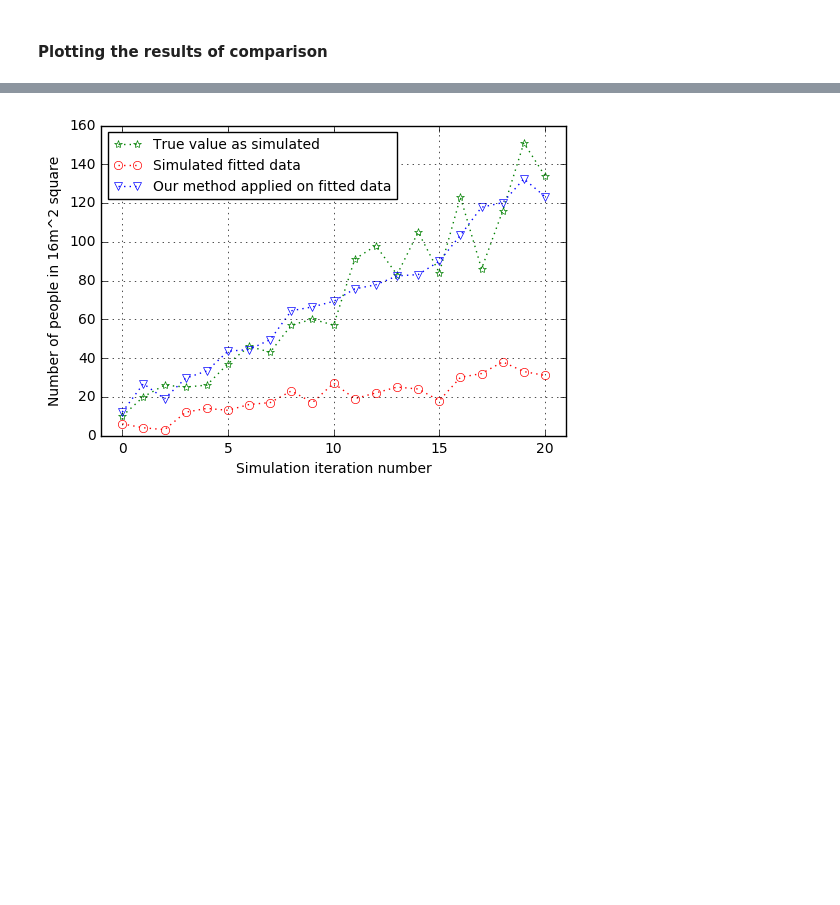
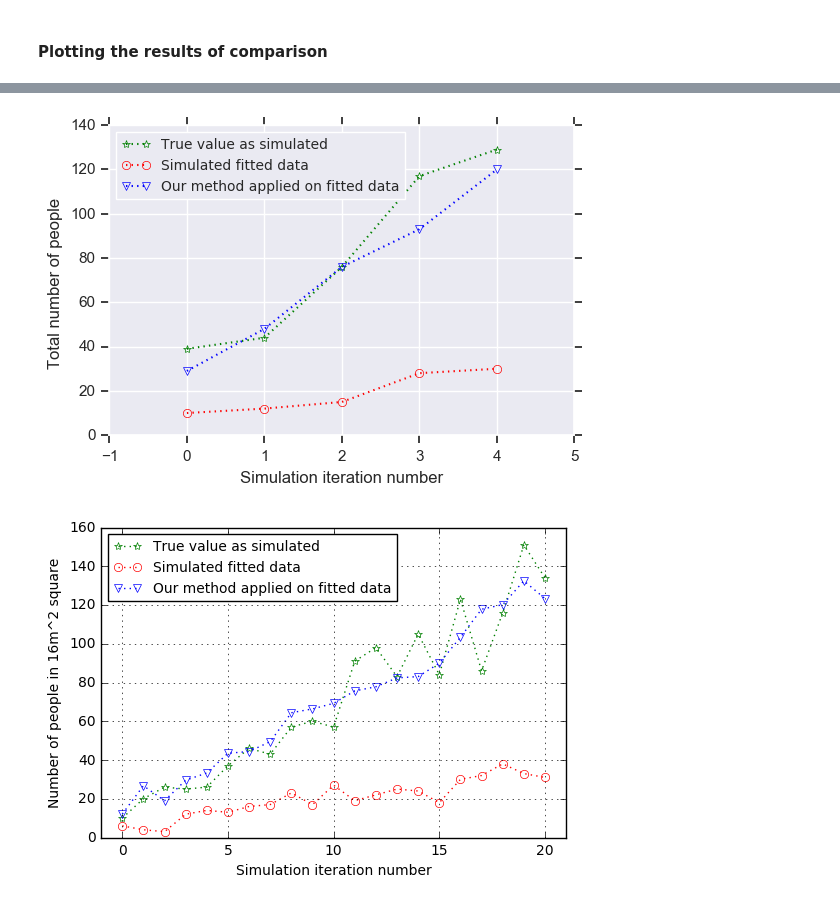
Before and after one commit to ArenA-Crowds/Crowds, a Jupyter notebook: Simulations.ipynb, the cells around one changed output, grey strips where cells are left out. Saved outputs shown, nothing was run; the diff lists cells and outputs as text; code cells hidden in the pictures; blank space fills up the shorter version.

```diff
--- a/Simulations.ipynb
+++ b/Simulations.ipynb
@@ -12,8 +12,8 @@ half_dist_teleport =10 # half of the distance between two twin points
 sigma_teleport = 3 # the average displacement of the twin from the firsty generated position
 measurement_delay = 1000 # in ms , delay between two measurements in the original positions
 randomized_probability = 0.15 # the probability that a mac address is randomized
-path_original_positions = "F:/Arena_sim_data/original_positions_size_" # here are written the original positions (ground truth)
-path_fake_positions = "F:/Arena_sim_data/fake_positions_size_" # here come the simulated positions after introducing uncertainties
+path_original_positions = "F:/Arena_sim_data/original_positions1_size_" # here are written the original positions (ground truth)
+path_fake_positions = "F:/Arena_sim_data/fake_positions1_size_" # here come the simulated positions after introducing uncertainties
 filepath_method_output = "F:/Arena_sim_data/output/size_" # after applying the method, here resides the output of it
 # %%
 # for all persons generates (simulates) the first moment they were detected
@@ -228,5 +263,18 @@ def get_crowd_count_in_square(timestamp, positions, crowd_size, x_center, y_cent
                 crowd_count +=1
     return crowd_count
+# %%
+# returns the number of people in the given box, first filters out positions by space and then by time.
+def get_crowd_count_in_square(timestamp, positions, crowd_size, x_center, y_center, half_width_x, half_length_y, interval, memory):
+    counted = {}
+    crowd_count = 0
+    for record in positions:
+        if record[1] not in counted:
+            if record[2] >= x_center - half_width_x and record[2] <= x_center + half_width_x:
+                if record[3] >= y_center - half_length_y and record[3] <= y_center + half_length_y:
+                    if record[0] >= timestamp-memory*interval*1000 and record[0] <= timestamp + interval*1000:
+                        crowd_count +=1
+                        counted[record[1]] = True
+    return crowd_count
 # %%
 import pickle
 def read_original_positions(filepath):
@@ -252,12 +300,11 @@ b
 # %%
-def get_all_cells_sim(filepath_method_output, crowd_size, xmin_cell, xmax_cell, ymin_cell, ymax_cell, timeperiod):
+def get_all_cells(filepath,  xmin_cell, xmax_cell, ymin_cell, ymax_cell, timeperiod):
     total =0
-    filepath = filepath_method_output + str(crowd_size) + "_"
     z_data = np.loadtxt(filepath + 'dens_histo_%d.csv' % timeperiod, delimiter=',')
     for cell_x in range (int(xmin_cell), int(xmax_cell)):
         for cell_y in range (int(ymin_cell), int(ymax_cell)):
             total += z_data[cell_y][cell_x]
-    return total
+    return round(total)
 # %%
 # this computes the counts of people from the ground truth, the simulated data and from the method applied to the simulated data
 # previously the density estimation should be run on the simulated json data
@@ -356,7 +374,29 @@ for i in range (0, 10):
 #y_total.append(y[10])
 #z_total.append(z[10])
 # %%
-#lists_cell1 = run( 105.0, 68.0, 1, 8, 30, 5000, 2500, 10)
+lists_cell1 = run( 105.0, 68.0,  0, 30, 2500, 10000, 5)
+# %%
+import matplotlib.pyplot as plt
+import matplotlib
+import numpy as np
+
+x_total = lists_cell1[4]
+y_total = lists_cell1[5]
+z_total = lists_cell1[6]
+
+plt.plot(x_total,  linestyle = ":", marker = '*', fillstyle = "none", color = "green", label = "True value as simulated"  )
+plt.plot(y_total,  linestyle = ':', marker = "o", fillstyle = "none", color = "red",  label = "Simulated fitted data")
+plt.plot(z_total,  linestyle = ":", marker = 'v', fillstyle = "none", color = "blue",  label = "Our method applied on fitted data")
+
+plt.xlabel('Simulation iteration number')
+plt.ylabel('Total number of people ')
+plt.legend(loc = 2, fontsize  = 10)
+plt.grid(True)
+axes = plt.gca()
+axes.set_xlim([-1, 5])
+plt.show()
+# %% [output]
+[figure, added]
 # %%
 ##the following graph was obtained with KDE
 # %%
```
Also changed, not shown: parts of 35 cells of this notebook, 1 other file.
